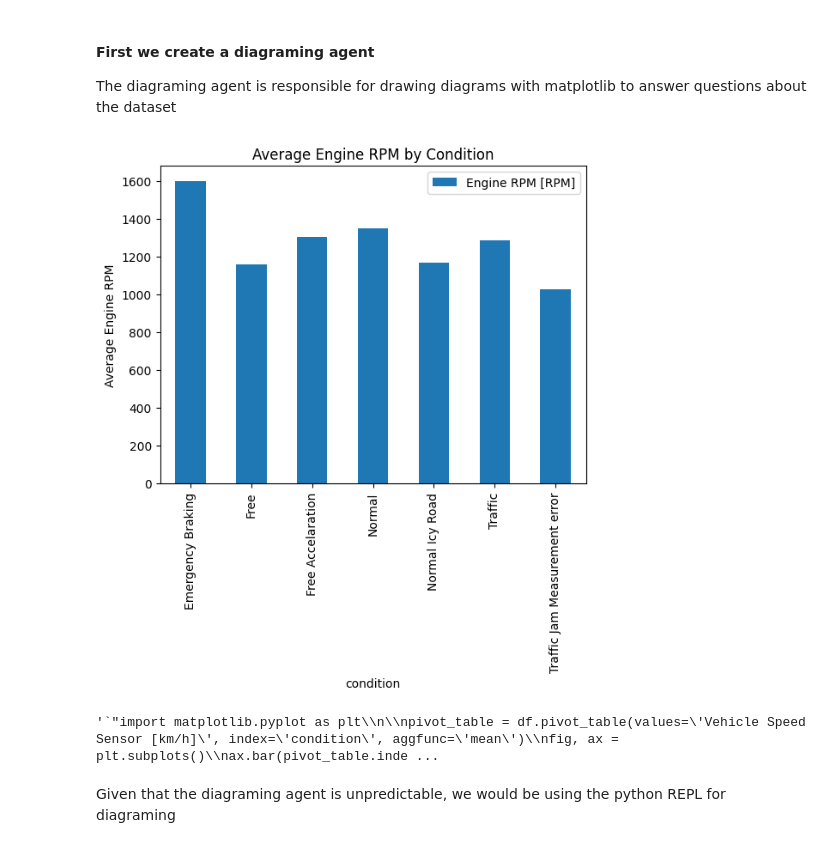
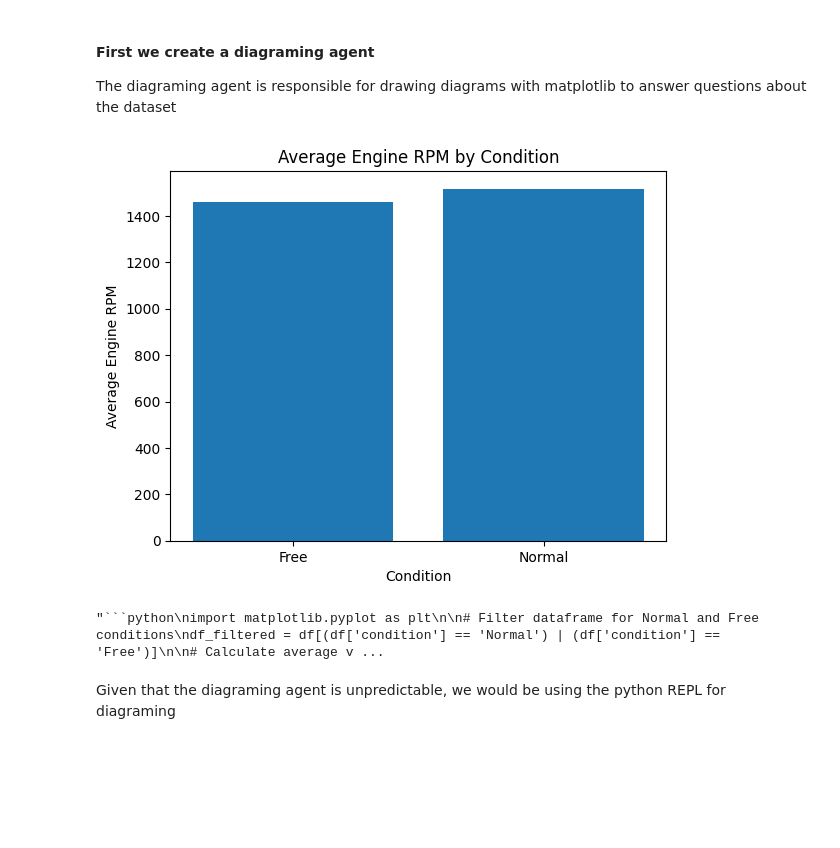
Before and after one commit to asuzukosi/ai-experiments, a Jupyter notebook: src/afjlimitedagent/experiments.ipynb, the cells around one changed output. Cells and saved outputs as stored; diff of their text form; code cells hidden in the pictures; blank space fills up the shorter version.

````diff
--- a/src/afjlimitedagent/experiments.ipynb
+++ b/src/afjlimitedagent/experiments.ipynb
@@ -845,0 +814,2 @@ SyntaxError: invalid syntax
+# %%
+response = query_engine.query("what was the maximum speed on the 26th of march 2018?")
@@ -927,13 +887,13 @@ def query_diagraming_agent(query):
     response = diagraming_agent.run(prompt)
     return response.__str__()
 # %%
-response = query_diagraming_agent("create a bar chart for the various conditions, with the condition being the columns and average engine rpm being the value")
+response = query_diagraming_agent("create a bar chart for the free and normal conditions, with the condition being the columns and average engine rpm being the value")
 # %% [output]
-[figure, old version]
+[figure, new version]
 # %%
 response
 # %% [output]
-'`"import matplotlib.pyplot as plt\\n\\npivot_table = df.pivot_table(values=\'Vehicle Speed Sensor [km/h]\', index=\'condition\', aggfunc=\'mean\')\\nfig, ax = plt.subplots()\\nax.bar(pivot_table.inde ...
+"```python\nimport matplotlib.pyplot as plt\n\n# Filter dataframe for Normal and Free conditions\ndf_filtered = df[(df['condition'] == 'Normal') | (df['condition'] == 'Free')]\n\n# Calculate average v ...
 # %% [markdown]
 Given that the diagraming agent is unpredictable, we would be using the python REPL for diagraming
 # %% [markdown]
````
Also changed, not shown: parts of 7 cells of this notebook, 1 other file.
